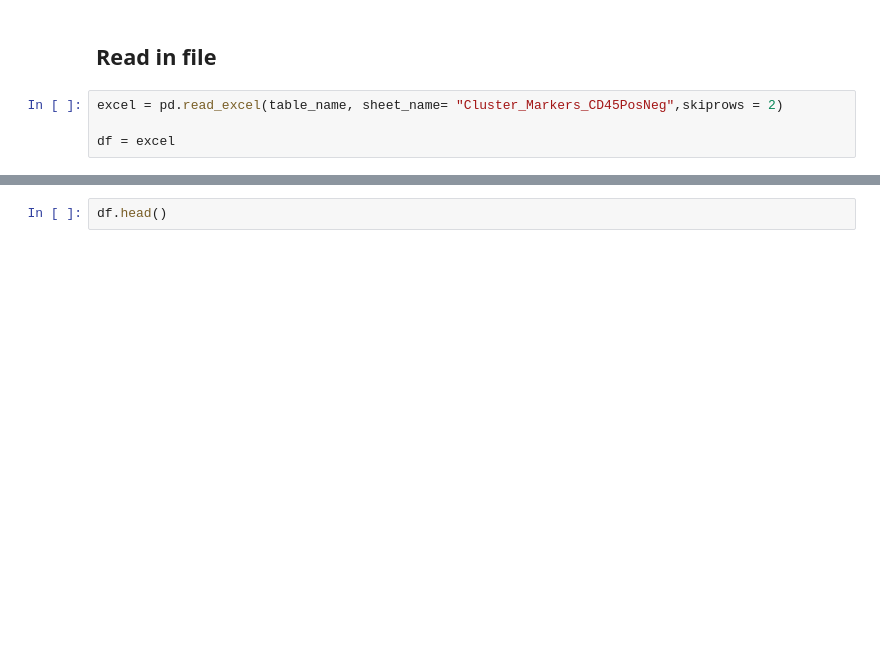
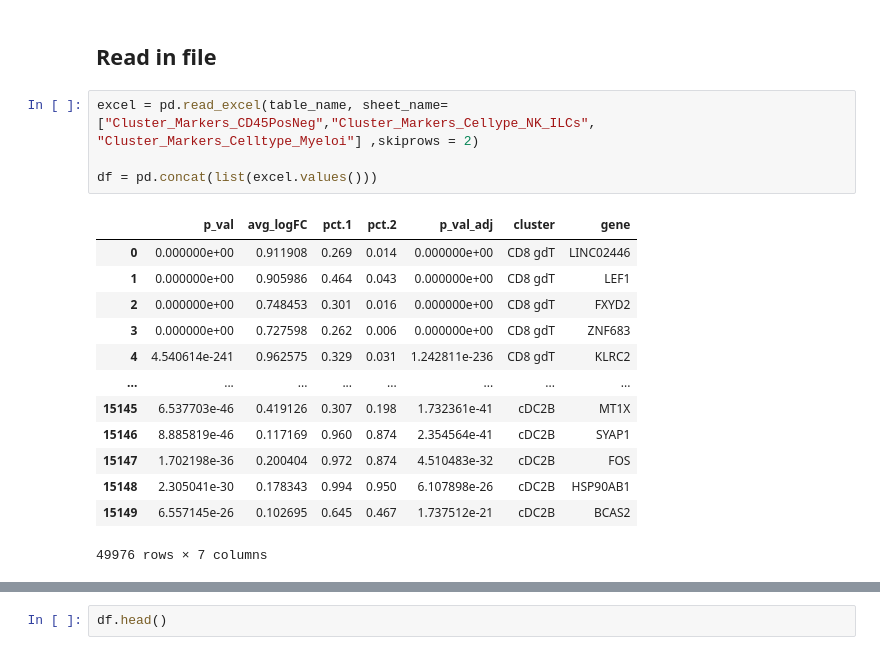
Before and after one commit to sbooeshaghi/llmarkers, a Jupyter notebook: data/adipose_Hildreth2021/evidence_deg/markers.ipynb, the cells around one changed output, grey strips where cells are left out. Saved outputs shown, nothing was run; the diff lists cells and outputs as text; blank space fills up the shorter version.

```diff
--- a/data/adipose_Hildreth2021/evidence_deg/markers.ipynb
+++ b/data/adipose_Hildreth2021/evidence_deg/markers.ipynb
@@ -19,6 +19,20 @@ table_name = "clean_degs.xlsx" # local name # using this for paper_degs
 # %% [markdown]
 ## Read in file
 # %%
-excel = pd.read_excel(table_name, sheet_name= "Cluster_Markers_CD45PosNeg",skiprows = 2)
+excel = pd.read_excel(table_name, sheet_name= ["Cluster_Markers_CD45PosNeg","Cluster_Markers_Cellype_NK_ILCs", "Cluster_Markers_Celltype_Myeloi"] ,skiprows = 2)
 
-df = excel
+df = pd.concat(list(excel.values()))
+# %% [output]
+|  | p_val | avg_logFC | pct.1 | pct.2 | p_val_adj | cluster | gene |
+| 0 | 0.000000e+00 | 0.911908 | 0.269 | 0.014 | 0.000000e+00 | CD8 gdT | LINC02446 |
+| 1 | 0.000000e+00 | 0.905986 | 0.464 | 0.043 | 0.000000e+00 | CD8 gdT | LEF1 |
+| 2 | 0.000000e+00 | 0.748453 | 0.301 | 0.016 | 0.000000e+00 | CD8 gdT | FXYD2 |
+| 3 | 0.000000e+00 | 0.727598 | 0.262 | 0.006 | 0.000000e+00 | CD8 gdT | ZNF683 |
+| 4 | 4.540614e-241 | 0.962575 | 0.329 | 0.031 | 1.242811e-236 | CD8 gdT | KLRC2 |
+| ... | ... | ... | ... | ... | ... | ... | ... |
+| 15145 | 6.537703e-46 | 0.419126 | 0.307 | 0.198 | 1.732361e-41 | cDC2B | MT1X |
+| 15146 | 8.885819e-46 | 0.117169 | 0.960 | 0.874 | 2.354564e-41 | cDC2B | SYAP1 |
+| 15147 | 1.702198e-36 | 0.200404 | 0.972 | 0.874 | 4.510483e-32 | cDC2B | FOS |
+| 15148 | 2.305041e-30 | 0.178343 | 0.994 | 0.950 | 6.107898e-26 | cDC2B | HSP90AB1 |
+| 15149 | 6.557145e-26 | 0.102695 | 0.645 | 0.467 | 1.737512e-21 | cDC2B | BCAS2 |
+49976 rows × 7 columns
```
Also changed, not shown: parts of 5 cells of this notebook, 6 other files.
